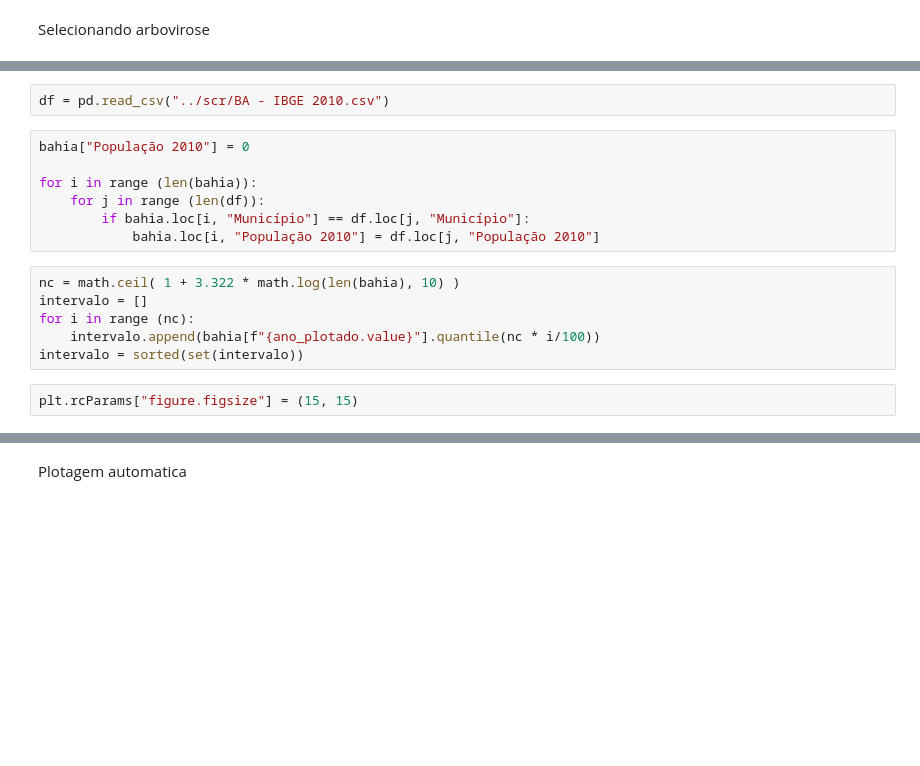
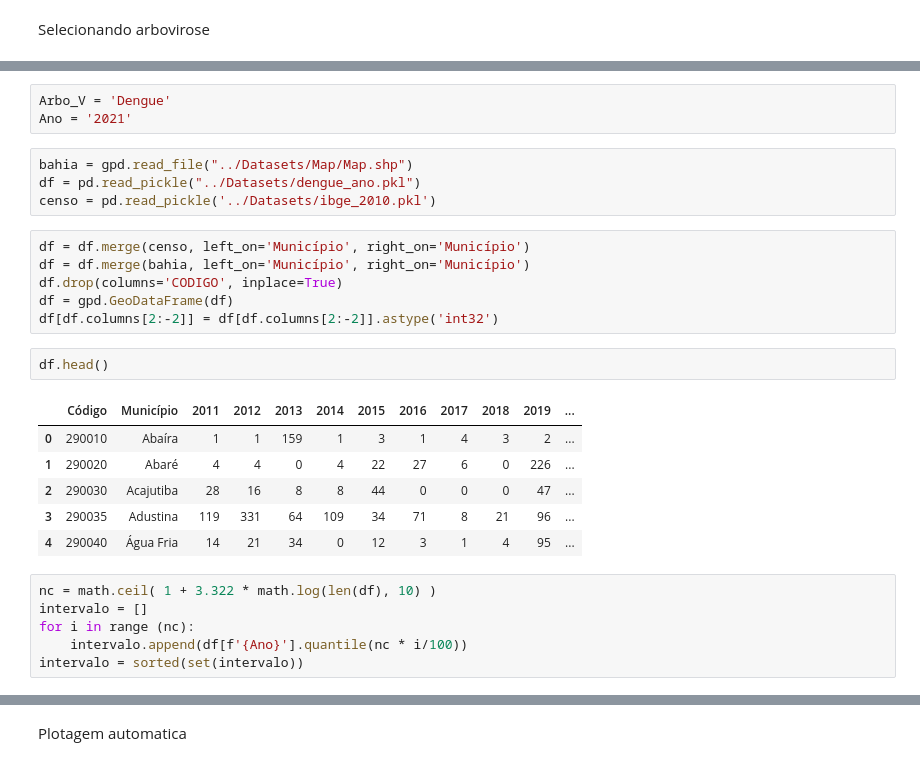
Before and after one commit to MatBrands/Modelagem-ArboBA, a Jupyter notebook: Notebooks/Scripts/georef_static.ipynb, the cells around one changed output, grey strips where cells are left out. Saved outputs shown, nothing was run; the diff lists cells and outputs as text; blank space fills up the shorter version.

```diff
--- a/Notebooks/Scripts/georef_static.ipynb
+++ b/Notebooks/Scripts/georef_static.ipynb
@@ -66,18 +19,29 @@ for i in range (len(bahia)):
-# %%
-df = pd.read_csv("../scr/BA - IBGE 2010.csv")
-# %%
-bahia["População 2010"] = 0
-
-for i in range (len(bahia)):
-    for j in range (len(df)):
-        if bahia.loc[i, "Município"] == df.loc[j, "Município"]:
-            bahia.loc[i, "População 2010"] = df.loc[j, "População 2010"]
+# %%
+Arbo_V = 'Dengue'
+Ano = '2021'
+# %%
+bahia = gpd.read_file("../Datasets/Map/Map.shp")
+df = pd.read_pickle("../Datasets/dengue_ano.pkl")
+censo = pd.read_pickle('../Datasets/ibge_2010.pkl')
+# %%
+df = df.merge(censo, left_on='Município', right_on='Município')
+df = df.merge(bahia, left_on='Município', right_on='Município')
+df.drop(columns='CODIGO', inplace=True)
+df = gpd.GeoDataFrame(df)
+df[df.columns[2:-2]] = df[df.columns[2:-2]].astype('int32')
+# %%
+df.head()
+# %% [output]
+|  | Código | Município | 2011 | 2012 | 2013 | 2014 | 2015 | 2016 | 2017 | 2018 | 2019 | ... |
+| 0 | 290010 | Abaíra | 1 | 1 | 159 | 1 | 3 | 1 | 4 | 3 | 2 | ... |
+| 1 | 290020 | Abaré | 4 | 4 | 0 | 4 | 22 | 27 | 6 | 0 | 226 | ... |
+| 2 | 290030 | Acajutiba | 28 | 16 | 8 | 8 | 44 | 0 | 0 | 0 | 47 | ... |
+| 3 | 290035 | Adustina | 119 | 331 | 64 | 109 | 34 | 71 | 8 | 21 | 96 | ... |
+| 4 | 290040 | Água Fria | 14 | 21 | 34 | 0 | 12 | 3 | 1 | 4 | 95 | ... |
 # %%
-nc = math.ceil( 1 + 3.322 * math.log(len(bahia), 10) )
+nc = math.ceil( 1 + 3.322 * math.log(len(df), 10) )
 intervalo = []
 for i in range (nc):
-    intervalo.append(bahia[f"{ano_plotado.value}"].quantile(nc * i/100))
+    intervalo.append(df[f'{Ano}'].quantile(nc * i/100))
 intervalo = sorted(set(intervalo))
-# %%
-plt.rcParams["figure.figsize"] = (15, 15)
 # %%
```
Also changed, not shown: parts of 15 cells of this notebook, 19 other files.
